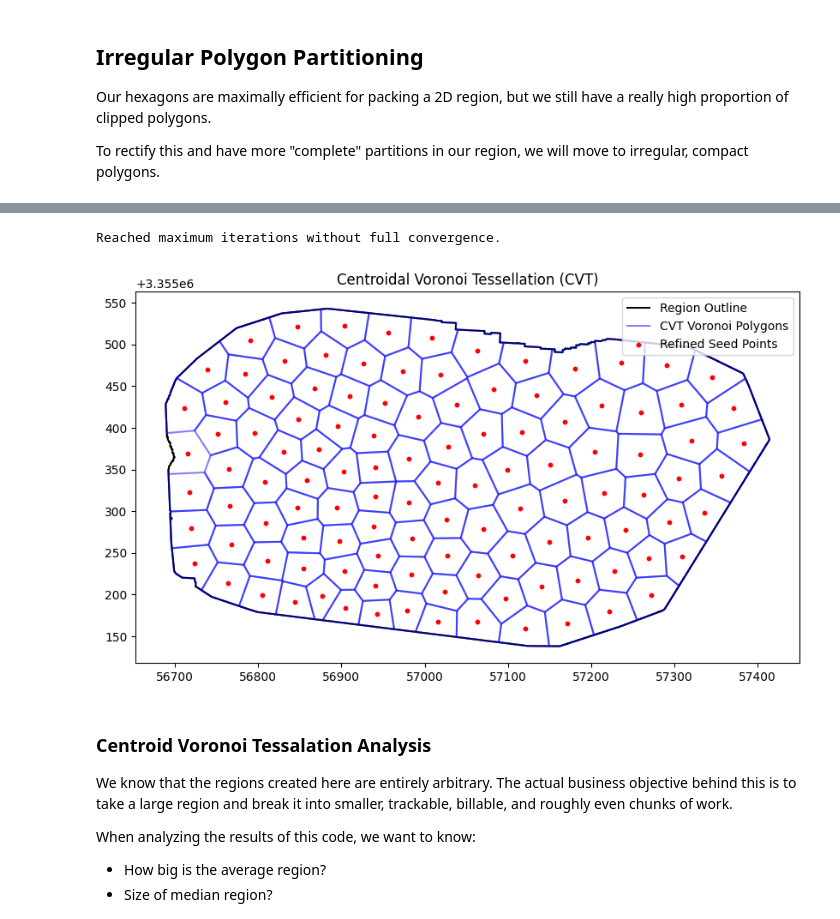
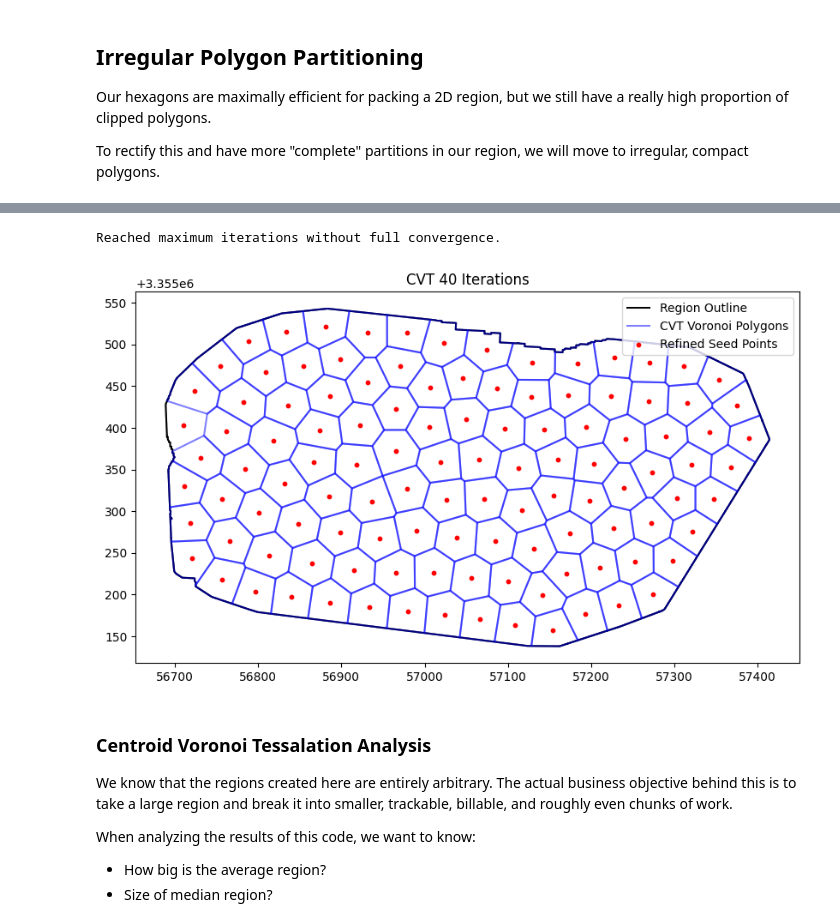
Before and after one commit to javelina-works/unsupervised-cv-search, a Jupyter notebook: content/notebooks/11_region_partition.ipynb, the cells around one changed output, grey strips where cells are left out. Saved outputs shown, nothing was run; the diff lists cells and outputs as text; code cells hidden in the pictures.

```diff
--- a/content/notebooks/11_region_partition.ipynb
+++ b/content/notebooks/11_region_partition.ipynb
@@ -698,24 +669,24 @@ Reached maximum iterations without full convergence.
 # %%
-# Results from 15 iterations
+# Results from 40 iterations
 # -------------------------
 
 # num_points # Inherit from above
-max_iterations = 15
-cvt_points, cvt_voronoi_gdf_15 = centroidal_voronoi_tessellation(contour_proj_polygon, num_points, max_iterations)
+max_iterations = 40
+cvt_points, cvt_voronoi_gdf_40 = centroidal_voronoi_tessellation(contour_proj_polygon, num_points, max_iterations)
 
 # Visualize the result
-cvt_points_gdf_15 = gpd.GeoDataFrame({"geometry": cvt_points}, crs="EPSG:32614")
+cvt_points_gdf_40 = gpd.GeoDataFrame({"geometry": cvt_points}, crs="EPSG:32614")
 
 fig, ax = plt.subplots(figsize=(10, 10))
 gpd.GeoDataFrame({"geometry": [contour_proj_polygon]}).boundary.plot(ax=ax, color="black", label="Region Outline")
-cvt_voronoi_gdf_15.boundary.plot(ax=ax, color="blue", alpha=0.5, label="CVT Voronoi Polygons")
-cvt_points_gdf_15.plot(ax=ax, color="red", markersize=10, label="Refined Seed Points")
+cvt_voronoi_gdf_40.boundary.plot(ax=ax, color="blue", alpha=0.5, label="CVT Voronoi Polygons")
+cvt_points_gdf_40.plot(ax=ax, color="red", markersize=10, label="Refined Seed Points")
 plt.legend()
-plt.title("Centroidal Voronoi Tessellation (CVT)")
+plt.title("CVT 40 Iterations")
 plt.show()
 # %% [output]
 Reached maximum iterations without full convergence.
-[figure, old version]
+[figure, new version]
 # %% [markdown]
 ### Centroid Voronoi Tessalation Analysis
 
```
Also changed, not shown: parts of 6 cells of this notebook.
